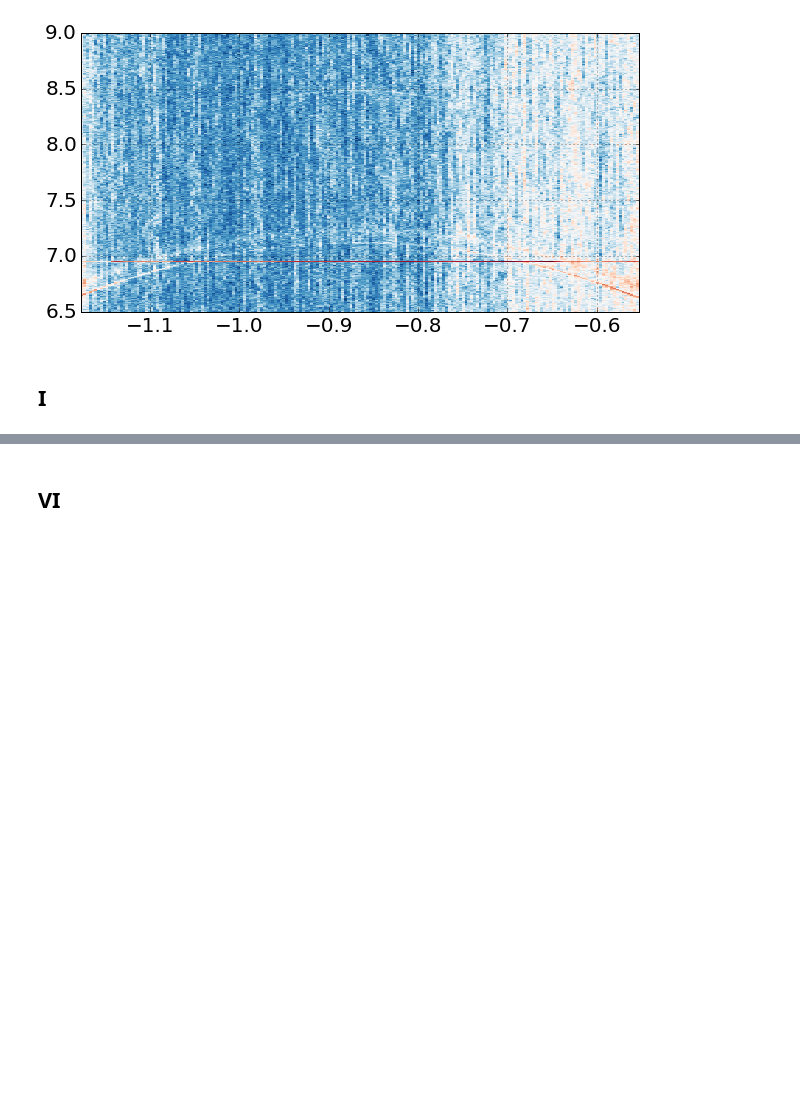
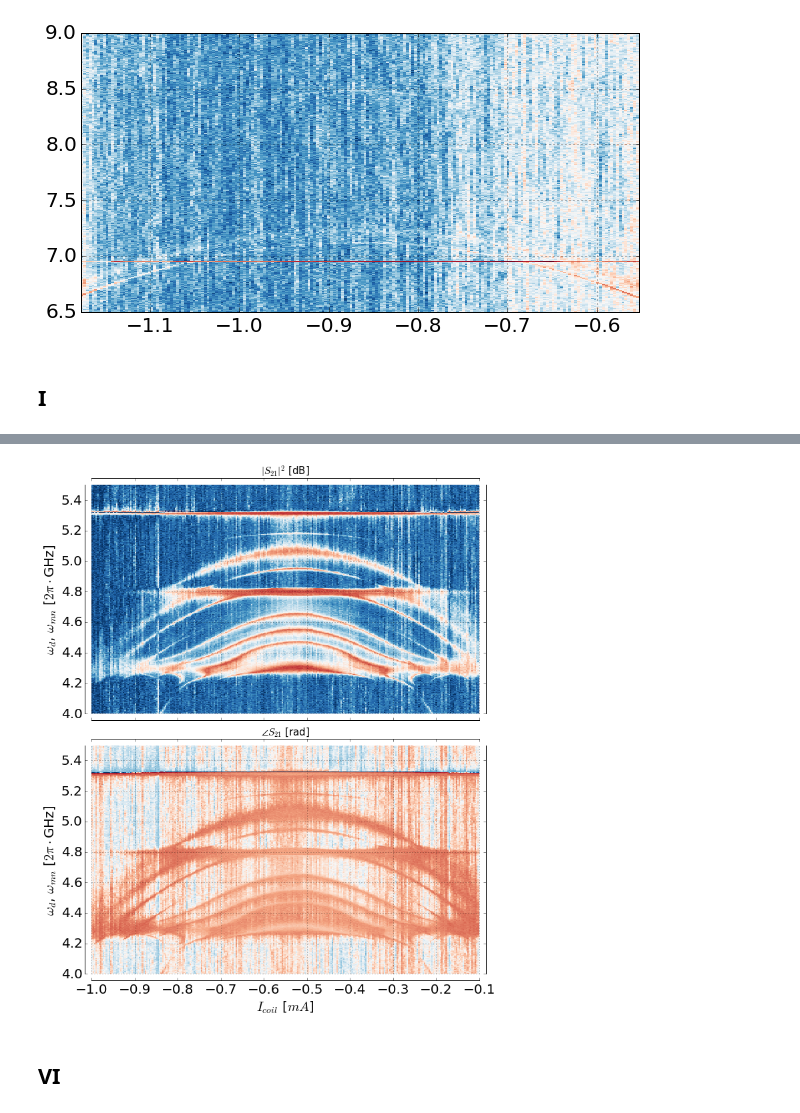
Before and after one commit to vdrhtc/Xmons, a Jupyter notebook: Qutip/Experimental data processing.ipynb, the cells around one changed output, grey strips where cells are left out. Saved outputs shown, nothing was run; the diff lists cells and outputs as text; code cells hidden in the pictures; blank space fills up the shorter version.

```diff
--- a/Qutip/Experimental data processing.ipynb
+++ b/Qutip/Experimental data processing.ipynb
@@ -10,6 +10,20 @@ from scipy.signal import savgol_filter
 # %%
 font = {"size":20}
 matplotlib.rc("font", **font)
+# %%
+def spines(ax = None):
+    if ax == None:
+        ax = plt.gca()
+    dict(ax.spines.items())["left"].set_position(('outward', 10))
+    dict(ax.spines.items())["bottom"].set_position(('outward', 10))
+    dict(ax.spines.items())["top"].set_position(('outward', 10))
+    dict(ax.spines.items())["right"].set_position(('outward', 10))
+
+def annotate_distance(ax, text, point1, point2, linestyle, fontsize, textoffset = (0.1,0)):
+    ax.annotate('', point1, point2, \
+            arrowprops={'arrowstyle':'<->', 'linestyle':linestyle, "facecolor":"black"}, fontsize=fontsize);
+    ax.annotate(text, point1, (0.5*(point1[0]+point2[0])+textoffset[0], 0.5*(point1[1]+point2[1])+textoffset[1]),
+                fontsize=fontsize)
 # %% [markdown]
 ## Калибровка потока
 # %% [markdown]
@@ -230,6 +244,3 @@ with open("fitting_data/xmons-first-try-2nd-res-2tone_-10dBm_upper_zone-calibrat
     pickle.dump(((data2[1][0]-(l+r)/2)/Φ_0, data2[1][1], data2[1][3], data2[1][4]), f)
 # %% [markdown]
 ## I
-# %%
-with open("fitting_data/xmons-first-try-1st-res-2tone.pkl", "rb") as f:
-    data4 = pickle.load(f)
@@ -245,3 +268,41 @@ gca().axis('tight')
+# %%
+with open("fitting_data/xmons-first-try-1st-res-2tone.pkl", "rb") as f:
+    data1 = pickle.load(f)[1]
+
+exp_Φs = data1[0]
+exp_freqs = data1[1]
+exp_amps = data1[3].T
+exp_phas = data1[4].T
+
+fig, axes = plt.subplots(2, 1, figsize = (10,12))
+
+axes[0].pcolormesh(exp_Φs*1e3, exp_freqs/1e9, exp_amps, cmap='RdBu_r', rasterized=True, vmax=-33, vmin=-38)
+axes[1].pcolormesh(exp_Φs*1e3, exp_freqs/1e9, unwrap(unwrap(exp_phas.T).T), cmap='RdBu_r',
+                   rasterized=True, vmin=2.5, vmax=3.5)
+
+
+for ax in axes:
+
+    ax.set_xticks(linspace(-1, -0.1, 10))
+
+    spines(ax)
+
+    ax.set_xlim(-1, -0.1)
+    ax.set_ylim(4, 5.5)
+
+
+    ax.set_ylabel("$\omega_d$, $\omega_{mn}$ [$2\pi\cdot$GHz]")
+    plt.xlabel("$I_{coil}$ [$mA$]")
+    ax.grid()
+
+#     ax.legend(ncol=1,loc=1, fontsize=13, fancybox=True)
+axes[0].set_xticklabels([])
+axes[0].set_title(r"$|S_{21}|^2$ [dB]", fontsize=15, y=1.03)
+axes[1].set_title(r"$\angle S_{21}$ [rad]", fontsize=15, y=1.03)
+plt.tight_layout(h_pad=0.5)
+plt.savefig("2tone_raw.pdf", bbox_inches='tight')
+# %% [output]
+[figure, added]
 # %% [markdown]
 ## VI
 # %%
```
Also changed, not shown: parts of 2 cells of this notebook, 10 other files.
